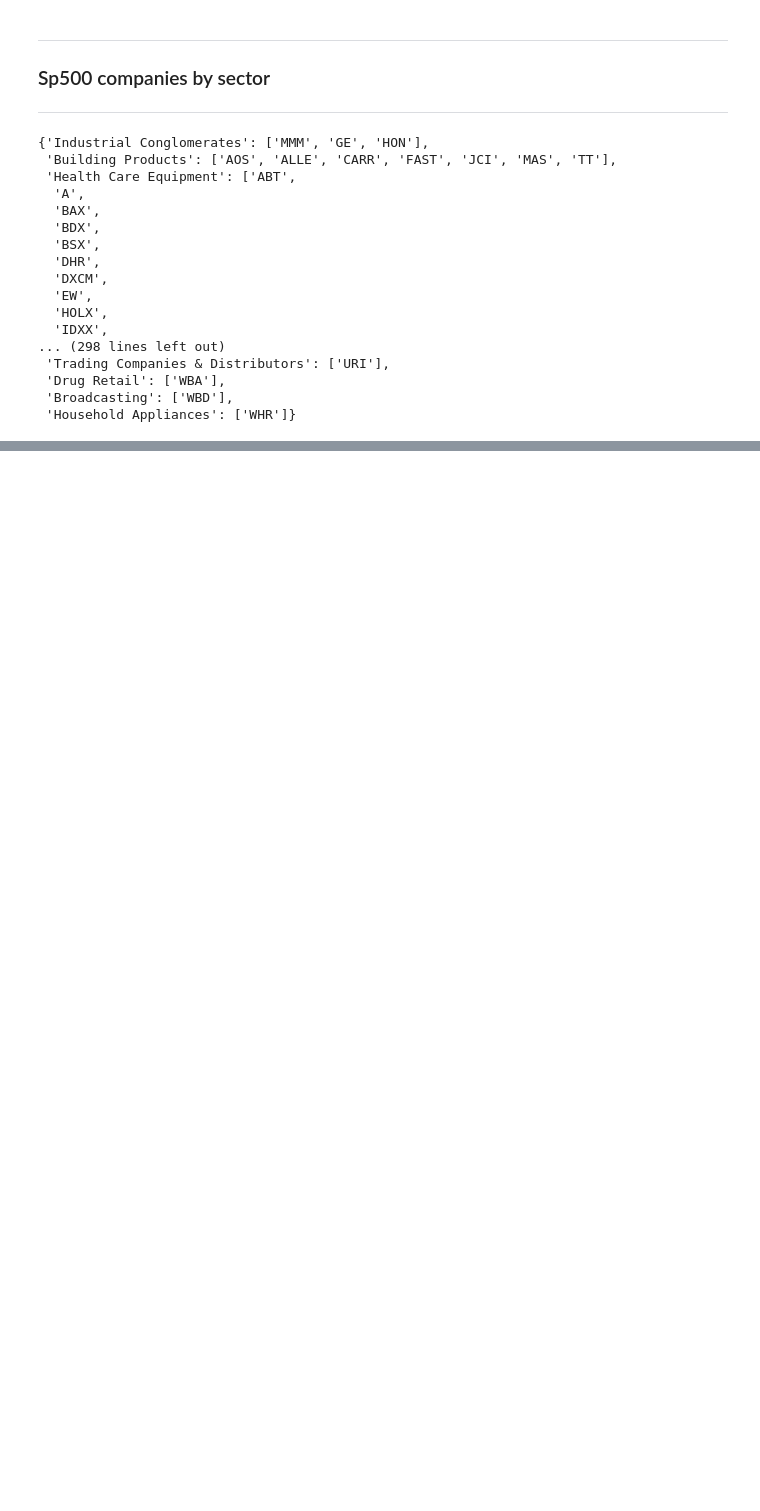
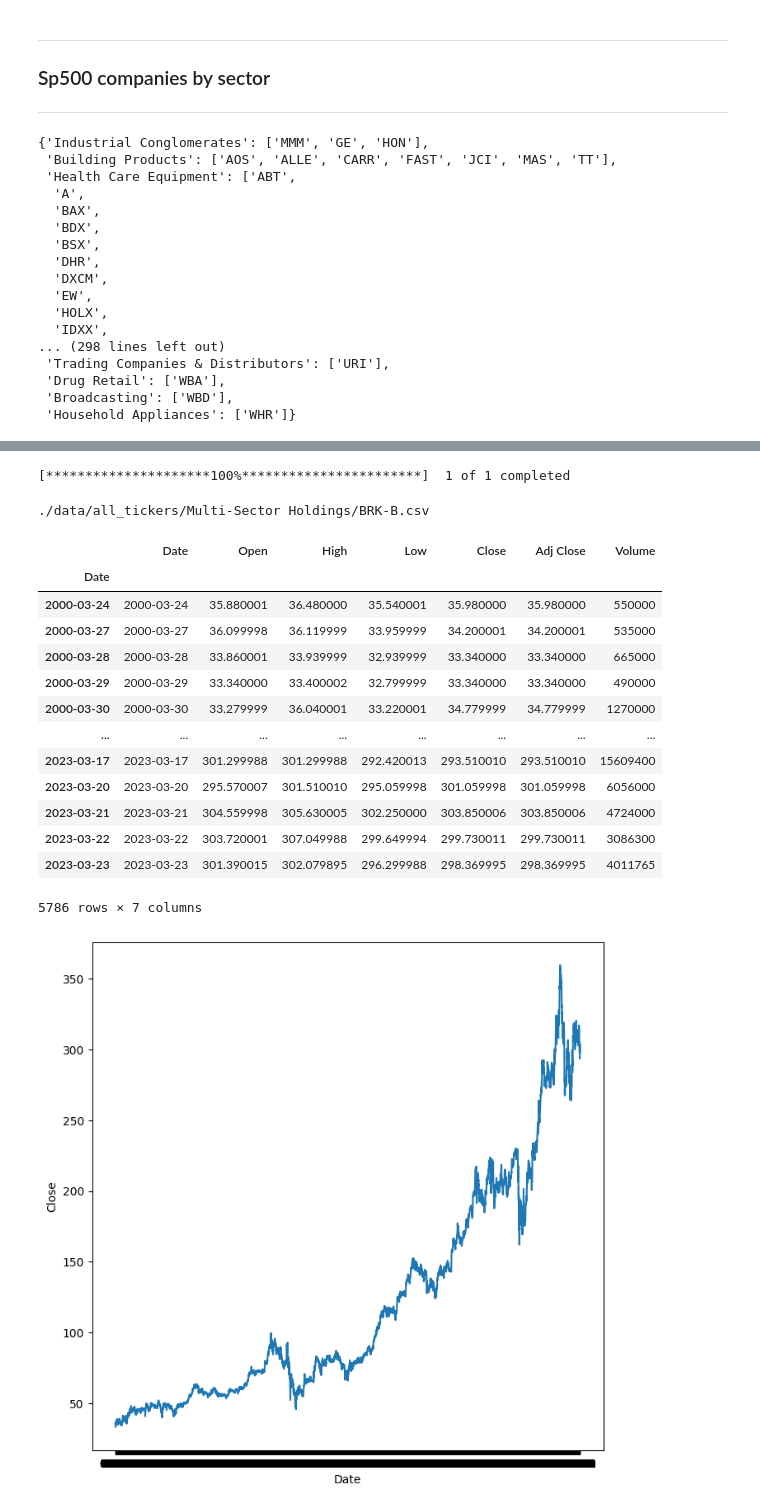
Before and after one commit to PhDNoe/PI_SP500, a Jupyter notebook: EDA/Initial_Eda.ipynb, the cells around one changed output, grey strips where cells are left out. Saved outputs shown, nothing was run; the diff lists cells and outputs as text; code cells hidden in the pictures; blank space fills up the shorter version.

```diff
--- a/EDA/Initial_Eda.ipynb
+++ b/EDA/Initial_Eda.ipynb
@@ -337,3 +345,13 @@ for s in sector:
+# %%
+path = './data/all_tickers/'+'Multi-Sector Holdings'+"/"
+isExist = os.path.exists(path)
+if not isExist:
+    os.makedirs(path)
+
+df = yf.download('BRK-B', period = "23y")
+df.to_csv(path+'BRK-B'+".csv")
+# %% [output]
+[*********************100%***********************]  1 of 1 completed
 # %%
 posibilities = ['Health Care Equipment','Pharmaceuticals','IT Consulting & Other Services',
 'Application Software','Life & Health Insurance','Internet Services & Infrastructure',
@@ -341,0 +360,51 @@ posibilities = ['Health Care Equipment','Pharmaceuticals','IT Consulting & Other
+# %%
+import matplotlib.dates as md
+def plot(df):
+    date_form = md.DateFormatter("%m-%d")
+
+    fig, ax = plt.subplots(figsize=(8,8))
+    sns.lineplot(x="Date", y="Close", data=df, ax=ax)
+    ax.xaxis.set_major_formatter(date_form)
+    # plt.title(f"{ticker} Price evolution from 2000-2023 (Interval by day)")
+# %%
+def add_date_column(df,ticker):
+
+    df["d"] = df["Date"].copy()
+    df.rename(columns={"d":"Date", "Date":"d"},inplace=True)
+    df.set_index("Date", inplace=True)
+    df.rename(columns={"d":"Date"}, inplace=True)
+    plot(df)
+    return df
+# %%
+i = 0
+# path = './data/all_tickers/'+posibilities[i]+"/"
+path = './data/all_tickers/'+"Multi-Sector Holdings"+"/"
+
+
+
+# that directory
+for filename in os.listdir(path):
+    f = os.path.join(path, filename)
+    print(f)
+    # checking if it is a file
+    if os.path.isfile(f):
+        df = pd.read_csv(f)
+        df = add_date_column(df,filename[:-4])
+df
+# %% [output]
+./data/all_tickers/Multi-Sector Holdings/BRK-B.csv
+|  | Date | Open | High | Low | Close | Adj Close | Volume |
+| Date |  |  |  |  |  |  |  |
+| 2000-03-24 | 2000-03-24 | 35.880001 | 36.480000 | 35.540001 | 35.980000 | 35.980000 | 550000 |
+| 2000-03-27 | 2000-03-27 | 36.099998 | 36.119999 | 33.959999 | 34.200001 | 34.200001 | 535000 |
+| 2000-03-28 | 2000-03-28 | 33.860001 | 33.939999 | 32.939999 | 33.340000 | 33.340000 | 665000 |
+| 2000-03-29 | 2000-03-29 | 33.340000 | 33.400002 | 32.799999 | 33.340000 | 33.340000 | 490000 |
+| 2000-03-30 | 2000-03-30 | 33.279999 | 36.040001 | 33.220001 | 34.779999 | 34.779999 | 1270000 |
+| ... | ... | ... | ... | ... | ... | ... | ... |
+| 2023-03-17 | 2023-03-17 | 301.299988 | 301.299988 | 292.420013 | 293.510010 | 293.510010 | 15609400 |
+| 2023-03-20 | 2023-03-20 | 295.570007 | 301.510010 | 295.059998 | 301.059998 | 301.059998 | 6056000 |
+| 2023-03-21 | 2023-03-21 | 304.559998 | 305.630005 | 302.250000 | 303.850006 | 303.850006 | 4724000 |
+| 2023-03-22 | 2023-03-22 | 303.720001 | 307.049988 | 299.649994 | 299.730011 | 299.730011 | 3086300 |
+| 2023-03-23 | 2023-03-23 | 301.390015 | 302.079895 | 296.299988 | 298.369995 | 298.369995 | 4011765 |
+5786 rows × 7 columns
+[figure, added]
```
Also changed, not shown: parts of 52 cells of this notebook, 19 other files.
